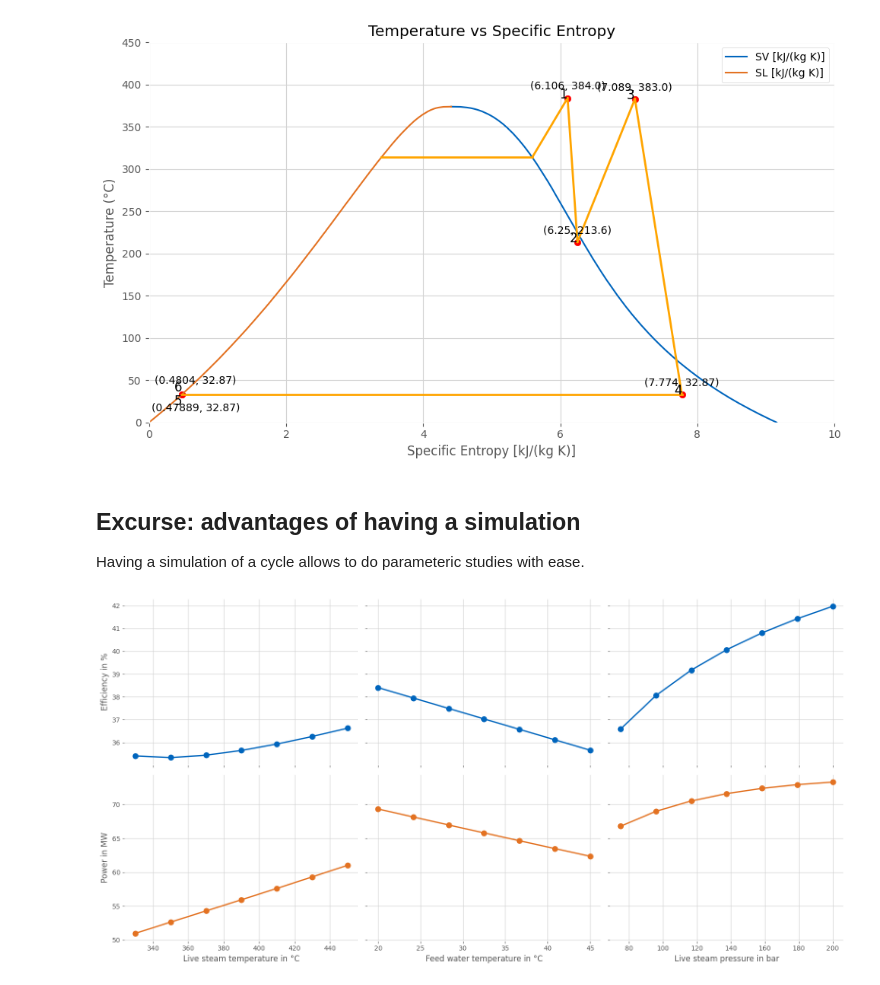
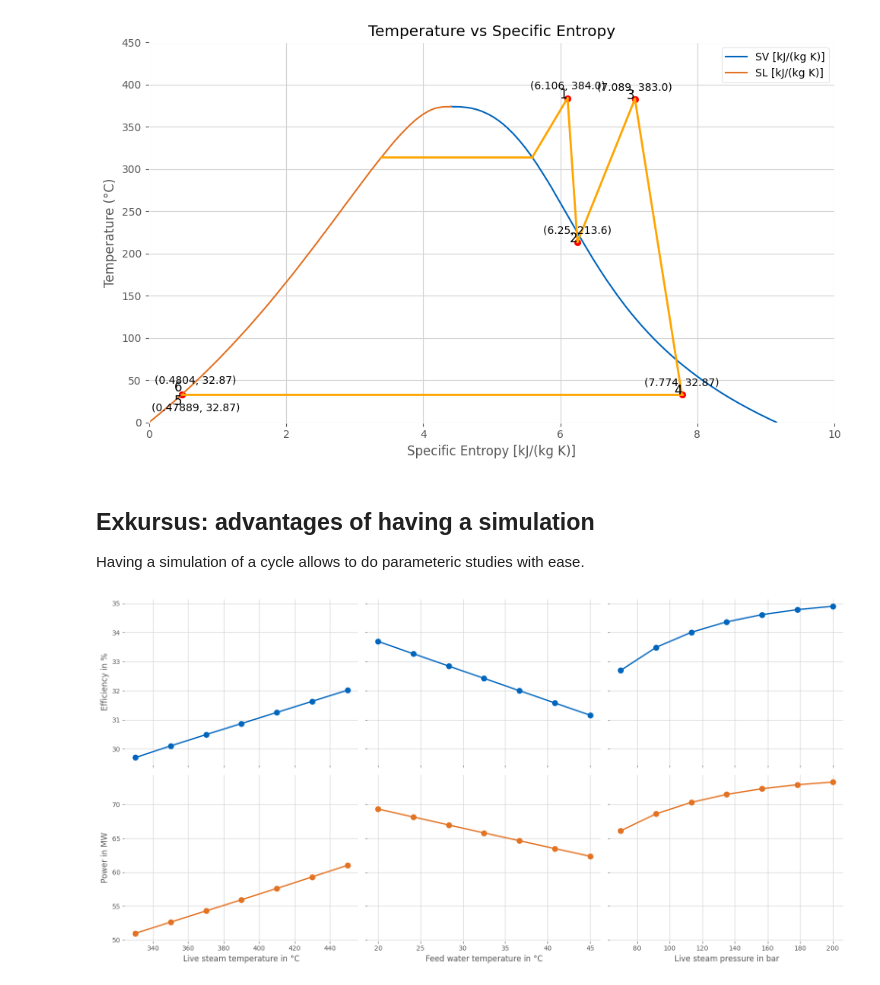
Before and after one commit to ddceruti/csp-exercises, a Jupyter notebook: 03/exercise_03-solution.ipynb, the cells around one changed output. Cells and saved outputs as stored; diff of their text form; code cells hidden in the pictures.

```diff
--- a/03/exercise_03-solution.ipynb
+++ b/03/exercise_03-solution.ipynb
@@ -525,14 +451,0 @@ c4.set_attr(p=p_tu_out)
-# %%
-powergen = Bus("electrical power output")
-
-heat_input = Bus('heat input')
-heat_input.add_comps({'comp': sg, 'base': 'bus'})
-heat_input.add_comps({'comp': sgre, 'base': 'bus'})
-
-powergen.add_comps(
-    {"comp": tuhp, "char": 0.98 * 0.95, "base": "component"},     # eff_mecc = 0.98, eff_gen = 0.95
-    {"comp": tulp, "char": 0.98 * 0.95, "base": "component"},
-    {"comp": fp, "char": 0.95, "base": "bus"},                          # eff_el = 0.95
-)
-
-rankine.add_busses(heat_input, powergen)
@@ -712,20 +563,3 @@ df_states = pd.DataFrame(data_states)
 # Extracting the temperature and entropy data for states
 temperature_states = df_states['T']
 entropy_states = df_states['s']
-# %%
-fig, ax = plt.subplots(figsize=(10, 6))
-
-# Plotting SL and SV against Temperature from steam tables
-ax.plot(sv, temperature, label='SV [kJ/(kg K)]', color="#0065bd")
-ax.plot(sl, temperature, label='SL [kJ/(kg K)]', color="#e37222")
-
-# Setting axis limits
-ax.set_xlim(0, 10)
-ax.set_ylim(0, 500)
-
-# Labels and title
-ax.set_xlabel('Specific Entropy [kJ/(kg K)]')
-ax.set_ylabel('Temperature (°C)')
-plt.legend()
-
-ax.grid(True, color="#D3D3D3")
@@ -809,7 +640,7 @@ with mplstyle.context('ggplot', after_reset=False):
 # %% [output]
 [figure]
 # %% [markdown]
-## Excurse: advantages of having a simulation
+## Exkursus: advantages of having a simulation
 
 Having a simulation of a cycle allows to do parameteric studies with ease.
 # %%
@@ -823,7 +654,7 @@ plt.rc('font', **{'size': 18})
 data = {
     'T_livesteam': np.linspace(330, 450, 7),
     'T_cooling': np.linspace(20, 45, 7),
-    'p_livesteam': np.linspace(75, 200, 7)
+    'p_livesteam': np.linspace(70, 200, 7)
 }
 eta = {
     'T_livesteam': [],
@@ -840,8 +671,8 @@ for T in data['T_livesteam']:
     c1.set_attr(T=T)
     c3.set_attr(T=T-1)
     rankine.solve('design')
-    eta['T_livesteam'] += [abs(powergen.P.val) / sg.Q.val * 100]
-    power['T_livesteam'] += [abs(powergen.P.val) / 1e6]
+    eta['T_livesteam'] += [abs(e7.E.val) / (sg.Q.val + sgre.Q.val) * 100]
+    power['T_livesteam'] += [abs(e7.E.val) / 1e6]
 
 # reset to base temperature
 c1.set_attr(T=T_tu_in)
@@ -853,8 +684,8 @@ for T in data['T_cooling']:
     c12.set_attr(T=T + 10)
     c11.set_attr(T=T)
     rankine.solve('design')
-    eta['T_cooling'] += [abs(powergen.P.val) / sg.Q.val * 100]
-    power['T_cooling'] += [abs(powergen.P.val) / 1e6]
+    eta['T_cooling'] += [abs(e7.E.val) / (sg.Q.val + sgre.Q.val) * 100]
+    power['T_cooling'] += [abs(e7.E.val) / 1e6]
 
 # reset to base temperature and pressure output
 mc.set_attr(ttd_u=None)
@@ -865,37 +696,37 @@ c4.set_attr(p=p_tu_out)
 for p in data['p_livesteam']:
     c1.set_attr(p=p)
     rankine.solve('design')
-    eta['p_livesteam'] += [abs(powergen.P.val) / sg.Q.val * 100]
-    power['p_livesteam'] += [abs(powergen.P.val) / 1e6]
+    eta['p_livesteam'] += [abs(e7.E.val) / (sg.Q.val + sgre.Q.val) * 100]
+    power['p_livesteam'] += [abs(e7.E.val) / 1e6]
 
 # reset to base pressure
 c1.set_attr(p=p_tu_in)
 
 with mplstyle.context('ggplot', after_reset=False):
     fig, ax = plt.subplots(2, 3, figsize=(16, 8), sharex='col', sharey='row')
     ax = ax.flatten()
     [a.grid() for a in ax]
 
     i = 0
     for key in data:
         # Plotting lines
         ax[i].plot(data[key], eta[key], marker='o', linestyle='-', color="#0065bd", markersize=8,
             linewidth=2)
         ax[i].set_facecolor('white')
         ax[i].grid(True, color="#D3D3D3")
         ax[i + 3].plot(data[key], power[key], marker='o', linestyle='-', color="#e37222", markersize=8,
             linewidth=2)
         ax[i + 3].set_facecolor('white')
         ax[i + 3].grid(True, color="#D3D3D3")
         i += 1
 
     ax[0].set_ylabel('Efficiency in %')
     ax[3].set_ylabel('Power in MW')
     ax[3].set_xlabel('Live steam temperature in °C')
     ax[4].set_xlabel('Feed water temperature in °C')
     ax[5].set_xlabel('Live steam pressure in bar')
     plt.tight_layout()
     plt.savefig(r"figs\Boundaries.svg", format='svg', dpi=300)
     plt.show()
 # %% [output]
-[figure, old version]
+[figure, new version]
```
Also changed, not shown: parts of 49 cells of this notebook, 4 other files.
